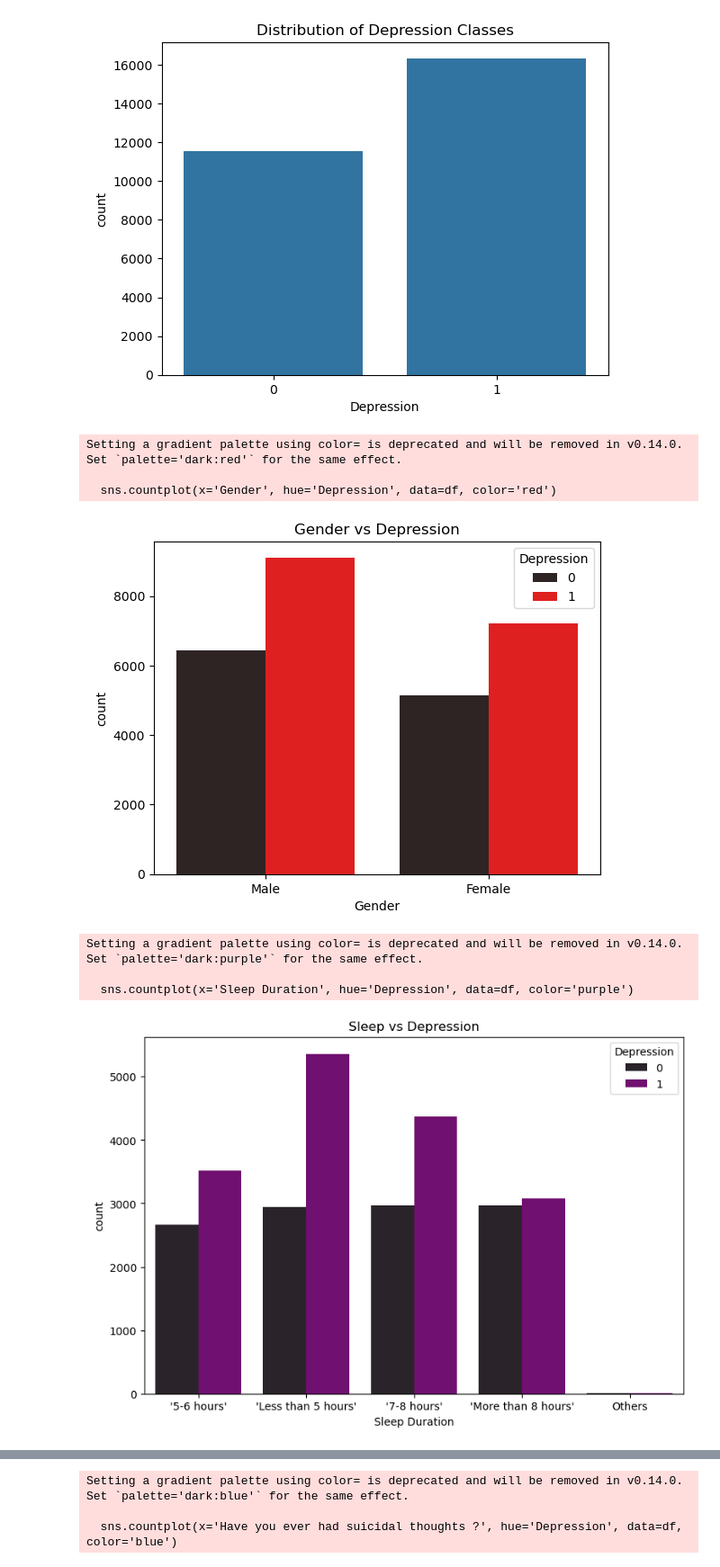
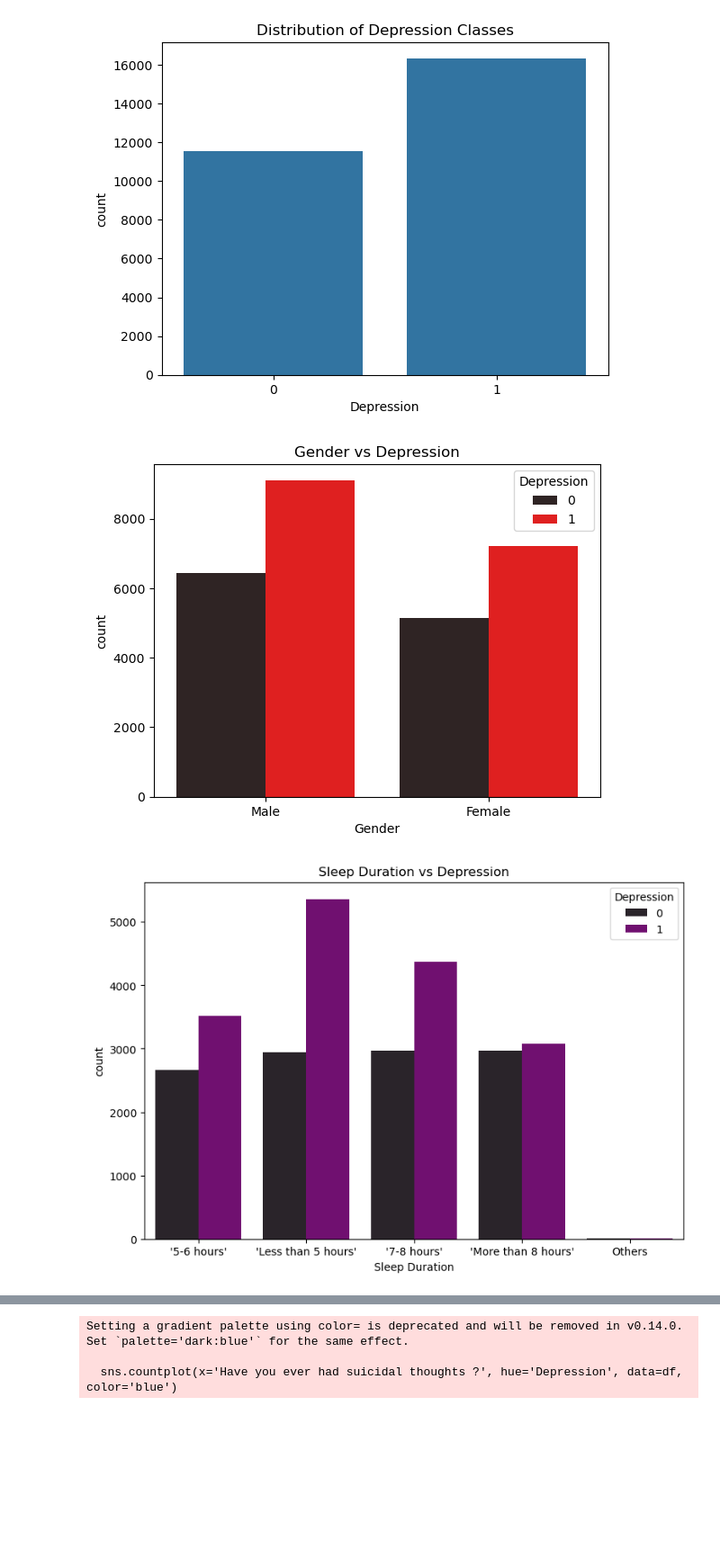
Before and after one commit to cathym20/Student-Depression, a Jupyter notebook: student_depression.ipynb, the cells around one changed output, grey strips where cells are left out. Shown at 90% size. Cells and saved outputs as stored; diff of their text form; code cells hidden in the pictures; blank space fills up the shorter version.

```diff
--- a/student_depression.ipynb
+++ b/student_depression.ipynb
@@ -24,6 +24,8 @@ from sklearn.metrics import roc_auc_score, RocCurveDisplay
 from sklearn.preprocessing import FunctionTransformer
 # %%
 df = pd.read_csv('student_depression_dataset.csv')
+# %%
+df = df.drop('id',axis=1)
 # %% [markdown]
 Exploratory Data Analysis
 # %%
@@ -154,24 +155,18 @@ plt.show()
 # %% [output]
 [figure]
 # %%
-sns.countplot(x='Gender', hue='Depression', data=df, color='red')
+sns.countplot(x='Gender', hue='Depression', data=df, palette='dark:red')
 plt.title('Gender vs Depression')
 plt.show()
 # %% [output]
-Setting a gradient palette using color= is deprecated and will be removed in v0.14.0. Set `palette='dark:red'` for the same effect.
-
-  sns.countplot(x='Gender', hue='Depression', data=df, color='red')
 [figure]
 # %%
 plt.figure(figsize=(9,6))
-sns.countplot(x='Sleep Duration', hue='Depression', data=df, color='purple')
-plt.title('Sleep vs Depression')
+sns.countplot(x='Sleep Duration', hue='Depression', data=df, palette='dark:purple')
+plt.title('Sleep Duration vs Depression')
 plt.show()
 # %% [output]
-Setting a gradient palette using color= is deprecated and will be removed in v0.14.0. Set `palette='dark:purple'` for the same effect.
-
-  sns.countplot(x='Sleep Duration', hue='Depression', data=df, color='purple')
-[figure, old version]
+[figure, new version]
 # %%
 plt.figure(figsize=(9,6))
 sns.countplot(x='Dietary Habits', hue='Depression', data=df, palette='dark:green')
```
Also changed, not shown: parts of 8 cells of this notebook.
